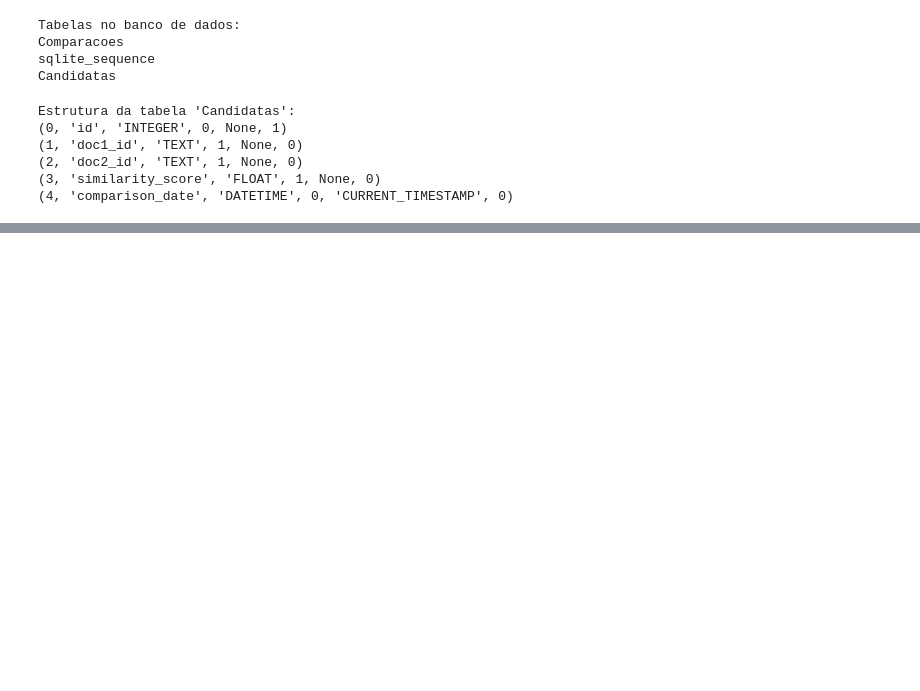
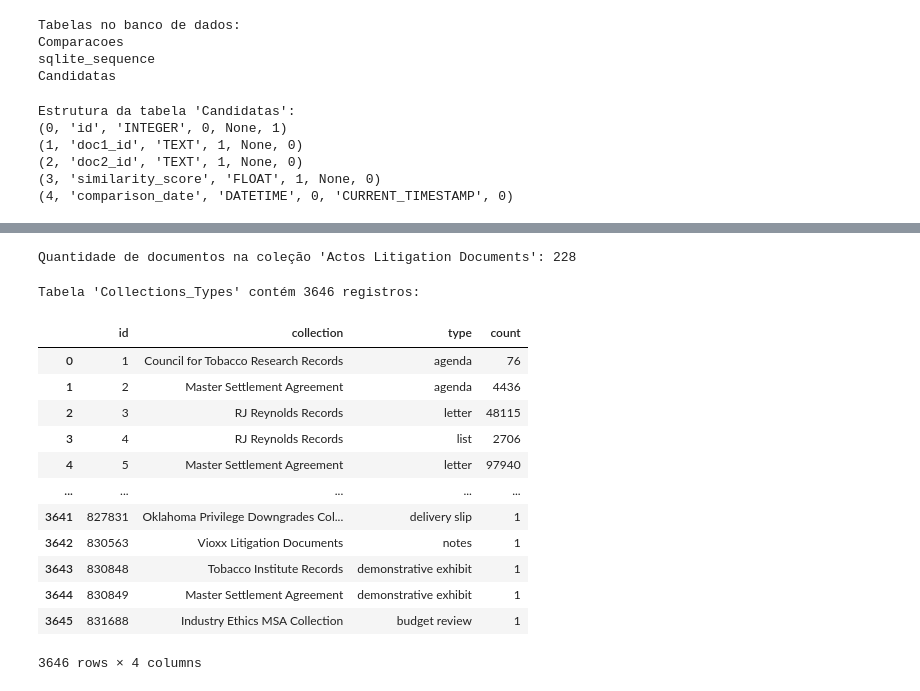
Before and after one commit to jpcosta90/doc-comparing, a Jupyter notebook: databse/Inicial.ipynb, the cells around one changed output, grey strips where cells are left out. Drawn from its saved outputs; the diff is of its cells as text; code cells hidden in the pictures; blank space fills up the shorter version.

Commit message:
updates document types and collections

```diff
--- a/databse/Inicial.ipynb
+++ b/databse/Inicial.ipynb
@@ -121,0 +176,76 @@ OperationalError: table Candidatas has no column named modelo
+# %%
+import requests
+
+# URL base da API
+BASE_URL = "https://metadata.idl.ucsf.edu/solr/ltdl3/query"
+
+def fetch_document_count_for_collection(collection_name):
+    """
+    Busca a quantidade total de documentos para uma coleção específica.
+
+    Args:
+        collection_name (str): Nome da coleção.
+
+    Returns:
+        int: Número total de documentos na coleção.
+    """
+    query = f"collection:\"{collection_name}\""
+    params = {
+        "q": query,
+        "wt": "json",
+        "rows": 0  # Apenas queremos o número total de documentos
+    }
+
+    response = requests.get(BASE_URL, params=params)
+    if response.status_code == 200:
+        return response.json().get("response", {}).get("numFound", 0)
+    else:
+        print(f"Erro na API: {response.status_code} - {response.text}")
+        return 0
+
+# Exemplo de uso
+collection_name = "Actos Litigation Documents"
+document_count = fetch_document_count_for_collection(collection_name)
+print(f"Quantidade de documentos na coleção '{collection_name}': {document_count}")
+# %% [output]
+Quantidade de documentos na coleção 'Actos Litigation Documents': 228
+# %%
+import requests
+import sqlite3
+import time
+from datetime import datetime
+import pandas as pd
+
+conn = sqlite3.connect(DB_PATH)
+# Verificar se a tabela existe e carregar os dados
+query_check = "SELECT name FROM sqlite_master WHERE type='table' AND name='Collections_Types';"
+if not pd.read_sql_query(query_check, conn).empty:
+    # Lê os dados da tabela no DataFrame do Pandas
+    df = pd.read_sql_query("SELECT * FROM Collections_Types;", conn)
+
+    # Verifica se há dados na tabela
+    if not df.empty:
+        print(f"Tabela 'Collections_Types' contém {len(df)} registros:")
+    else:
+        print("A tabela 'Collections_Types' está vazia.")
+else:
+    print("A tabela 'Collections_Types' não existe no banco de dados.")
+
+# Fechar a conexão
+conn.close()
+df
+# %% [output]
+Tabela 'Collections_Types' contém 3646 registros:
+|  | id | collection | type | count |
+| 0 | 1 | Council for Tobacco Research Records | agenda | 76 |
+| 1 | 2 | Master Settlement Agreement | agenda | 4436 |
+| 2 | 3 | RJ Reynolds Records | letter | 48115 |
+| 3 | 4 | RJ Reynolds Records | list | 2706 |
+| 4 | 5 | Master Settlement Agreement | letter | 97940 |
+| ... | ... | ... | ... | ... |
+| 3641 | 827831 | Oklahoma Privilege Downgrades Col... | delivery slip | 1 |
+| 3642 | 830563 | Vioxx Litigation Documents | notes | 1 |
+| 3643 | 830848 | Tobacco Institute Records | demonstrative exhibit | 1 |
+| 3644 | 830849 | Master Settlement Agreement | demonstrative exhibit | 1 |
+| 3645 | 831688 | Industry Ethics MSA Collection | budget review | 1 |
+3646 rows × 4 columns
```
Also changed, not shown: parts of 3 cells of this notebook, 7 other files.
